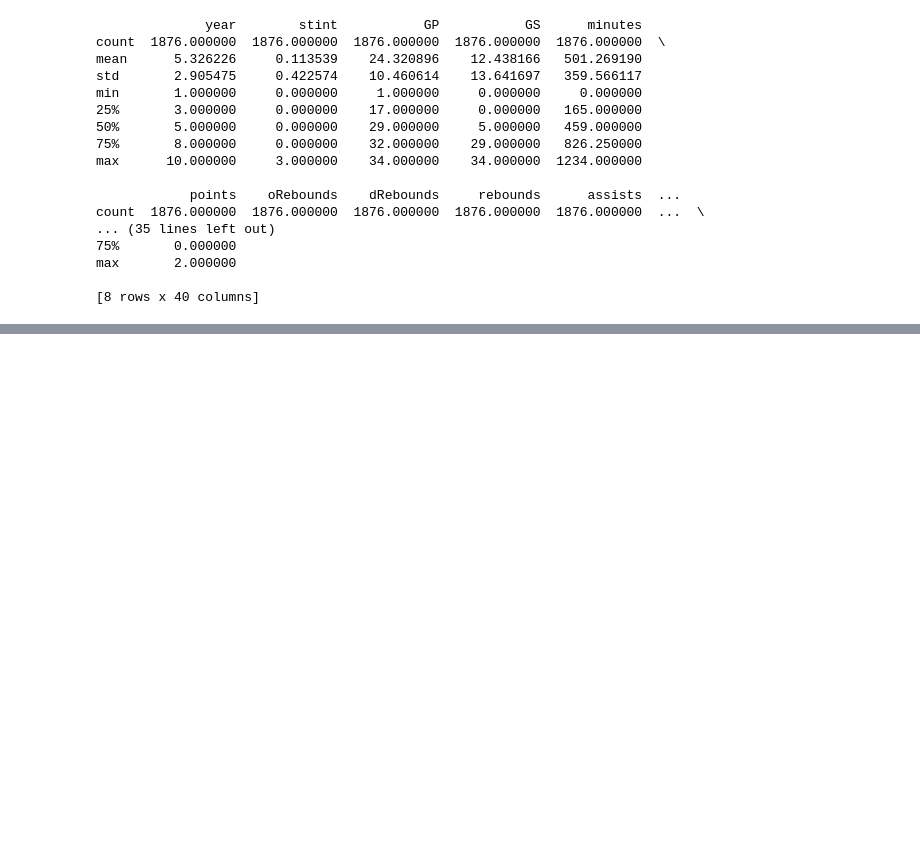
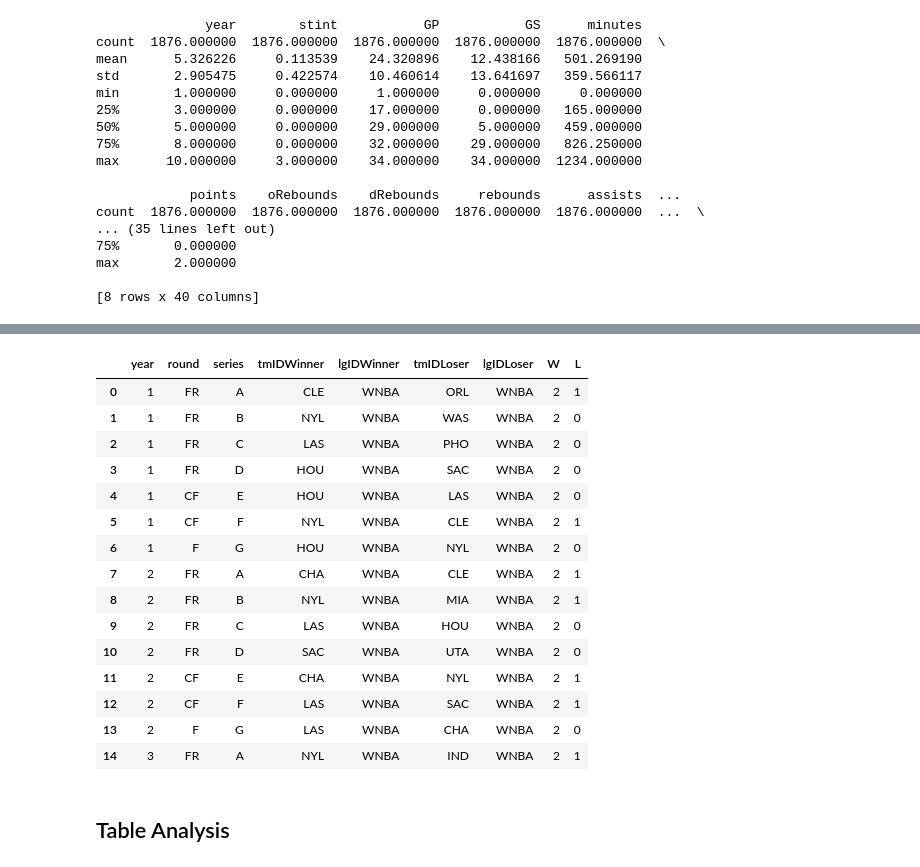
Before and after one commit to Pedro-CAB/AC-Project, a Jupyter notebook: data_analysis.ipynb, the cells around one changed output, grey strips where cells are left out. Drawn from its saved outputs; the diff is of its cells as text; code cells hidden in the pictures; blank space fills up the shorter version.

Commit message:
Three Tables Remaining

```diff
--- a/data_analysis.ipynb
+++ b/data_analysis.ipynb
@@ -268,0 +273,21 @@ max       2.000000
+# %%
+series_post.head(15)
+# %% [output]
+|  | year | round | series | tmIDWinner | lgIDWinner | tmIDLoser | lgIDLoser | W | L |
+| 0 | 1 | FR | A | CLE | WNBA | ORL | WNBA | 2 | 1 |
+| 1 | 1 | FR | B | NYL | WNBA | WAS | WNBA | 2 | 0 |
+| 2 | 1 | FR | C | LAS | WNBA | PHO | WNBA | 2 | 0 |
+| 3 | 1 | FR | D | HOU | WNBA | SAC | WNBA | 2 | 0 |
+| 4 | 1 | CF | E | HOU | WNBA | LAS | WNBA | 2 | 0 |
+| 5 | 1 | CF | F | NYL | WNBA | CLE | WNBA | 2 | 1 |
+| 6 | 1 | F | G | HOU | WNBA | NYL | WNBA | 2 | 0 |
+| 7 | 2 | FR | A | CHA | WNBA | CLE | WNBA | 2 | 1 |
+| 8 | 2 | FR | B | NYL | WNBA | MIA | WNBA | 2 | 1 |
+| 9 | 2 | FR | C | LAS | WNBA | HOU | WNBA | 2 | 0 |
+| 10 | 2 | FR | D | SAC | WNBA | UTA | WNBA | 2 | 0 |
+| 11 | 2 | CF | E | CHA | WNBA | NYL | WNBA | 2 | 1 |
+| 12 | 2 | CF | F | LAS | WNBA | SAC | WNBA | 2 | 1 |
+| 13 | 2 | F | G | LAS | WNBA | CHA | WNBA | 2 | 0 |
+| 14 | 3 | FR | A | NYL | WNBA | IND | WNBA | 2 | 1 |
+# %% [markdown]
+## Table Analysis
```
Also changed, not shown: parts of 3 cells of this notebook.
